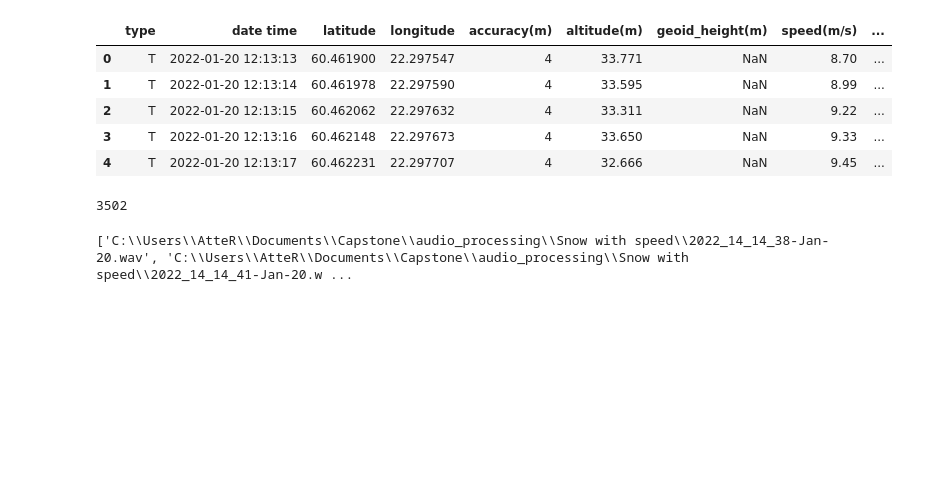
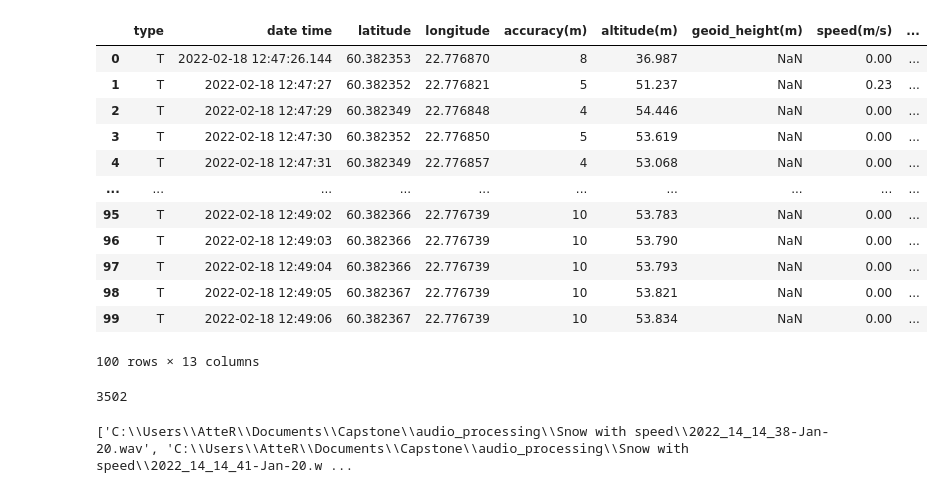
Before and after one commit to TheLonelyFighter/Capstone, a Jupyter notebook: audio_processing/Getting the speed for snow audio files.ipynb, the cells around one changed output. Cells and saved outputs as stored; diff of their text form; code cells hidden in the pictures; blank space fills up the shorter version.

```diff
--- a/audio_processing/Getting the speed for snow audio files.ipynb
+++ b/audio_processing/Getting the speed for snow audio files.ipynb
@@ -5,16 +5,23 @@ import pandas as pd
 import glob
 import os
 # %%
-speed_data_path="C:\\Users\\AtteR\\Documents\\Capstone\\audio_processing\\speed_data_for_snow_20.1.-22.txt"
-speed_data_df=pd.read_csv(speed_data_path)
-speed_data_df.head()
+data_path="C:\\Users\\AtteR\\Documents\\Capstone\\audio_processing\\Speeds for 18.2.22 recordings.txt"
+data_df=pd.read_csv(data_path)
+data_df.head(100)
 # %% [output]
 |  | type | date time | latitude | longitude | accuracy(m) | altitude(m) | geoid_height(m) | speed(m/s) | ... |
-| 0 | T | 2022-01-20 12:13:13 | 60.461900 | 22.297547 | 4 | 33.771 | NaN | 8.70 | ... |
-| 1 | T | 2022-01-20 12:13:14 | 60.461978 | 22.297590 | 4 | 33.595 | NaN | 8.99 | ... |
-| 2 | T | 2022-01-20 12:13:15 | 60.462062 | 22.297632 | 4 | 33.311 | NaN | 9.22 | ... |
-| 3 | T | 2022-01-20 12:13:16 | 60.462148 | 22.297673 | 4 | 33.650 | NaN | 9.33 | ... |
-| 4 | T | 2022-01-20 12:13:17 | 60.462231 | 22.297707 | 4 | 32.666 | NaN | 9.45 | ... |
+| 0 | T | 2022-02-18 12:47:26.144 | 60.382353 | 22.776870 | 8 | 36.987 | NaN | 0.00 | ... |
+| 1 | T | 2022-02-18 12:47:27 | 60.382352 | 22.776821 | 5 | 51.237 | NaN | 0.23 | ... |
+| 2 | T | 2022-02-18 12:47:29 | 60.382349 | 22.776848 | 4 | 54.446 | NaN | 0.00 | ... |
+| 3 | T | 2022-02-18 12:47:30 | 60.382352 | 22.776850 | 5 | 53.619 | NaN | 0.00 | ... |
+| 4 | T | 2022-02-18 12:47:31 | 60.382349 | 22.776857 | 4 | 53.068 | NaN | 0.00 | ... |
+| ... | ... | ... | ... | ... | ... | ... | ... | ... | ... |
+| 95 | T | 2022-02-18 12:49:02 | 60.382366 | 22.776739 | 10 | 53.783 | NaN | 0.00 | ... |
+| 96 | T | 2022-02-18 12:49:03 | 60.382366 | 22.776739 | 10 | 53.790 | NaN | 0.00 | ... |
+| 97 | T | 2022-02-18 12:49:04 | 60.382366 | 22.776739 | 10 | 53.793 | NaN | 0.00 | ... |
+| 98 | T | 2022-02-18 12:49:05 | 60.382367 | 22.776739 | 10 | 53.821 | NaN | 0.00 | ... |
+| 99 | T | 2022-02-18 12:49:06 | 60.382367 | 22.776739 | 10 | 53.834 | NaN | 0.00 | ... |
+100 rows × 13 columns
 # %%
 print(len(speed_data_df))
 # %% [output]
```
Also changed, not shown: parts of 7 cells of this notebook, 9 other files.
